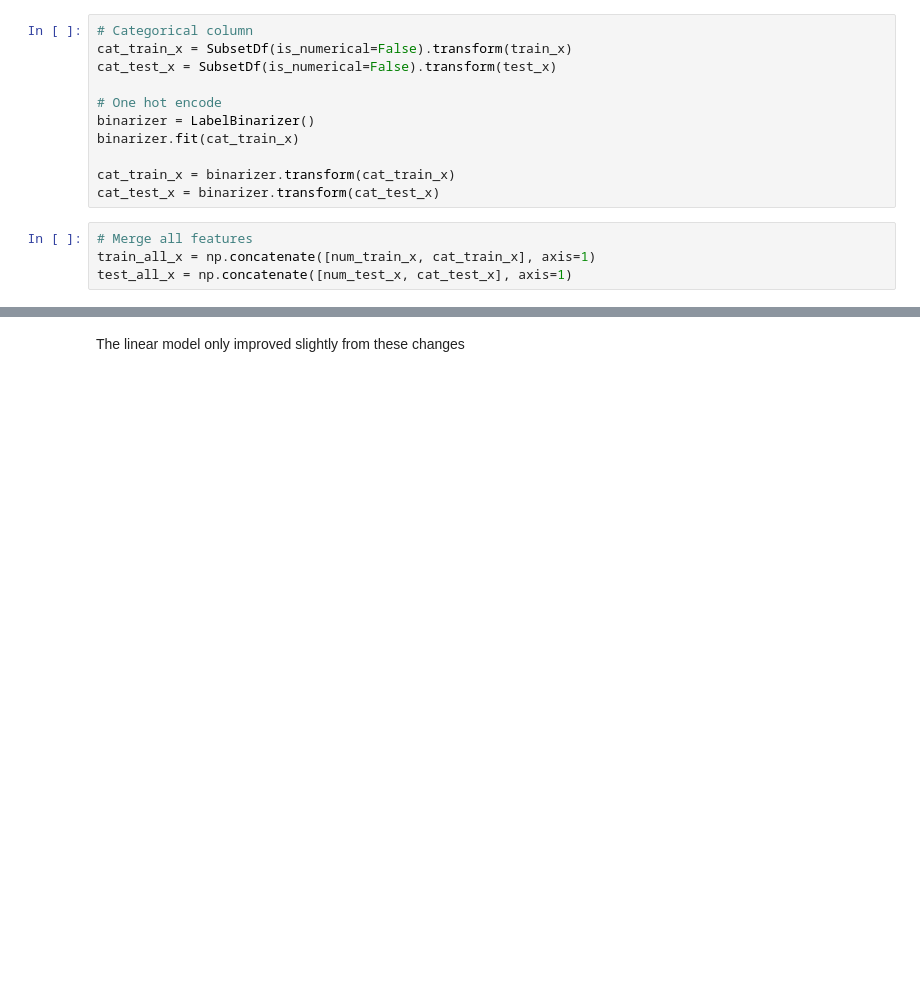
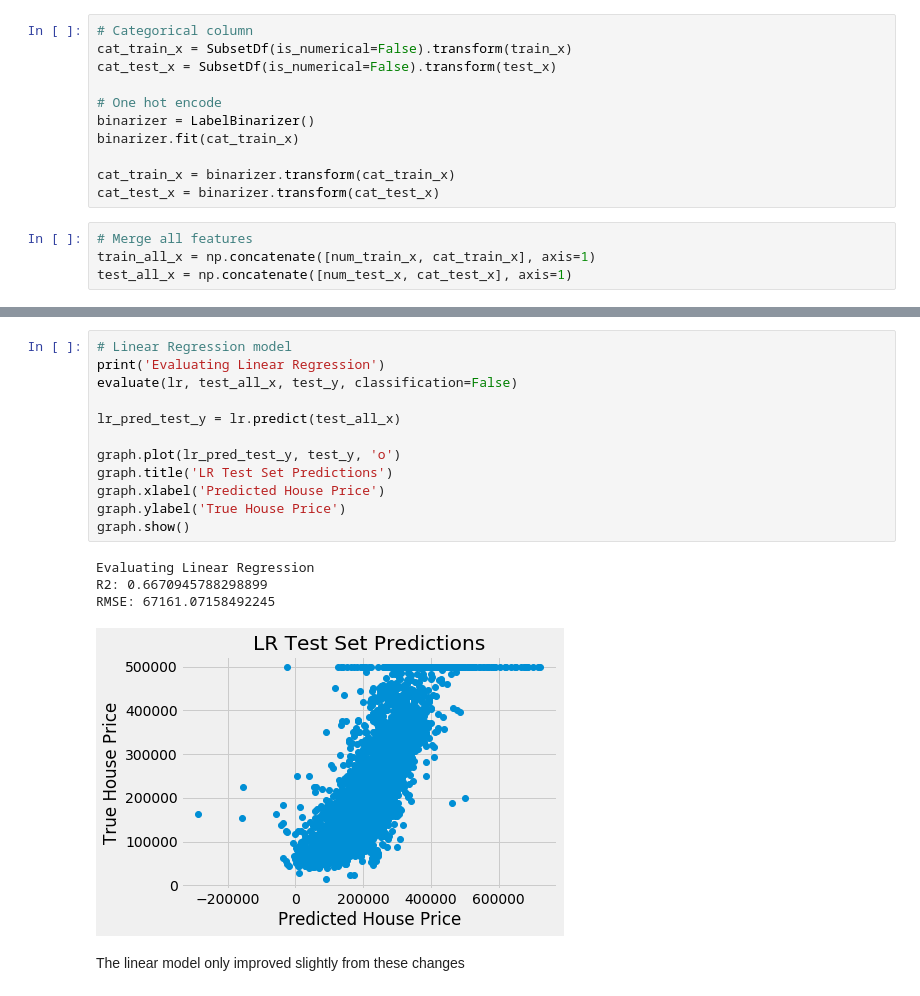
Before and after one commit to Harshill/Data-Science, a Jupyter notebook: California-Housing-Prices.ipynb, the cells around one changed output, grey strips where cells are left out. Saved outputs shown, nothing was run; the diff lists cells and outputs as text; blank space fills up the shorter version.

```diff
--- a/California-Housing-Prices.ipynb
+++ b/California-Housing-Prices.ipynb
@@ -454,2 +515,19 @@ graph.show()
+# %%
+# Linear Regression model
+print('Evaluating Linear Regression')
+evaluate(lr, test_all_x, test_y, classification=False)
+
+lr_pred_test_y = lr.predict(test_all_x)
+
+graph.plot(lr_pred_test_y, test_y, 'o')
+graph.title('LR Test Set Predictions')
+graph.xlabel('Predicted House Price')
+graph.ylabel('True House Price')
+graph.show()
+# %% [output]
+Evaluating Linear Regression
+R2: 0.6670945788298899
+RMSE: 67161.07158492245
+[figure, added]
 # %% [markdown]
 The linear model only improved slightly from these changes
```
Also changed, not shown: parts of 22 cells of this notebook.
